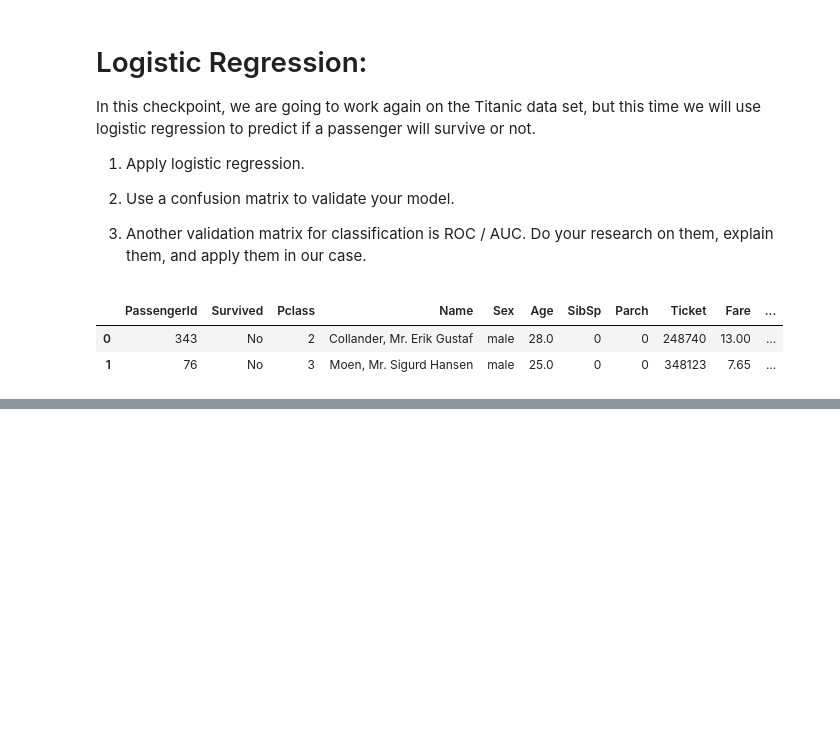
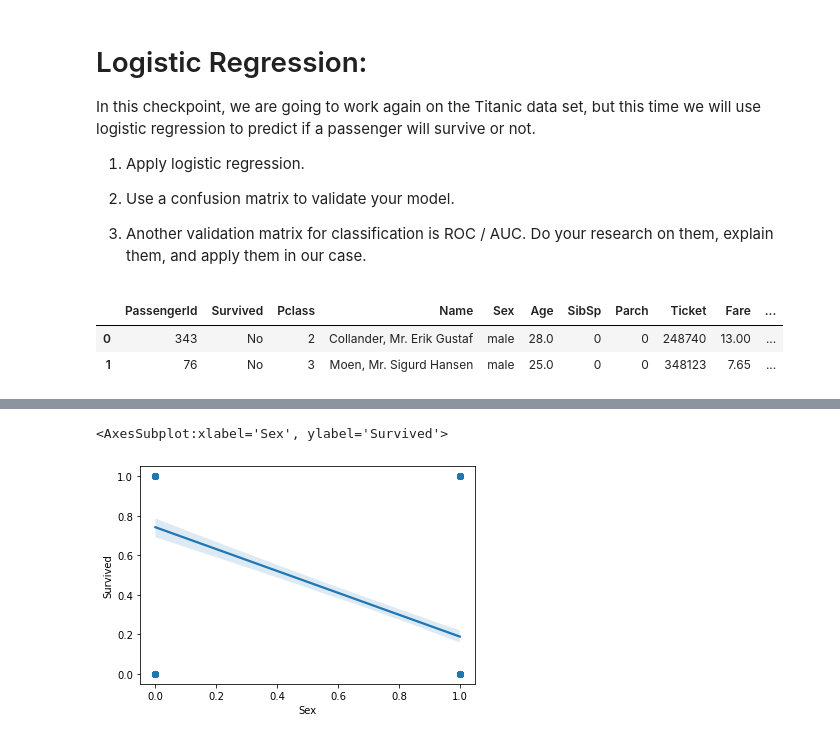
Before and after one commit to Abdou240/Python-Artificial_Intelligence, a Jupyter notebook: IA/IA_Checkpoint/Logistics regression.ipynb, the cells around one changed output, grey strips where cells are left out. Saved outputs shown, nothing was run; the diff lists cells and outputs as text; code cells hidden in the pictures; blank space fills up the shorter version.

```diff
--- a/IA/IA_Checkpoint/Logistics regression.ipynb
+++ b/IA/IA_Checkpoint/Logistics regression.ipynb
@@ -19,0 +186,5 @@ data.head(2)
+# %%
+sns.regplot(x='Sex',y='Survived',data=data)
+# %% [output]
+<AxesSubplot:xlabel='Sex', ylabel='Survived'>
+[figure, added]
```
Also changed, not shown: parts of 27 cells of this notebook, 1 other file.
